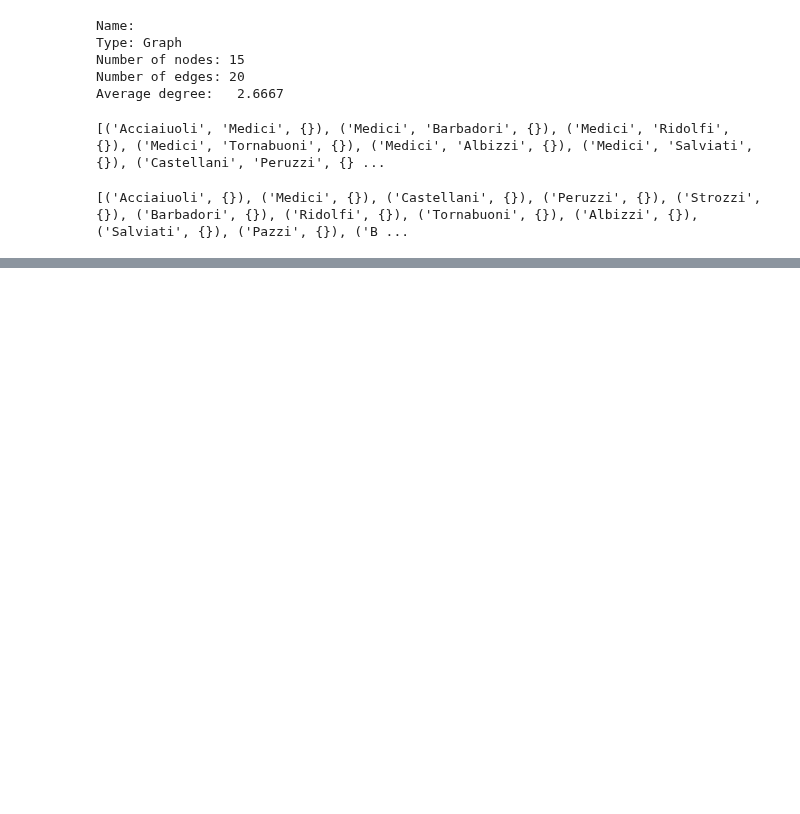
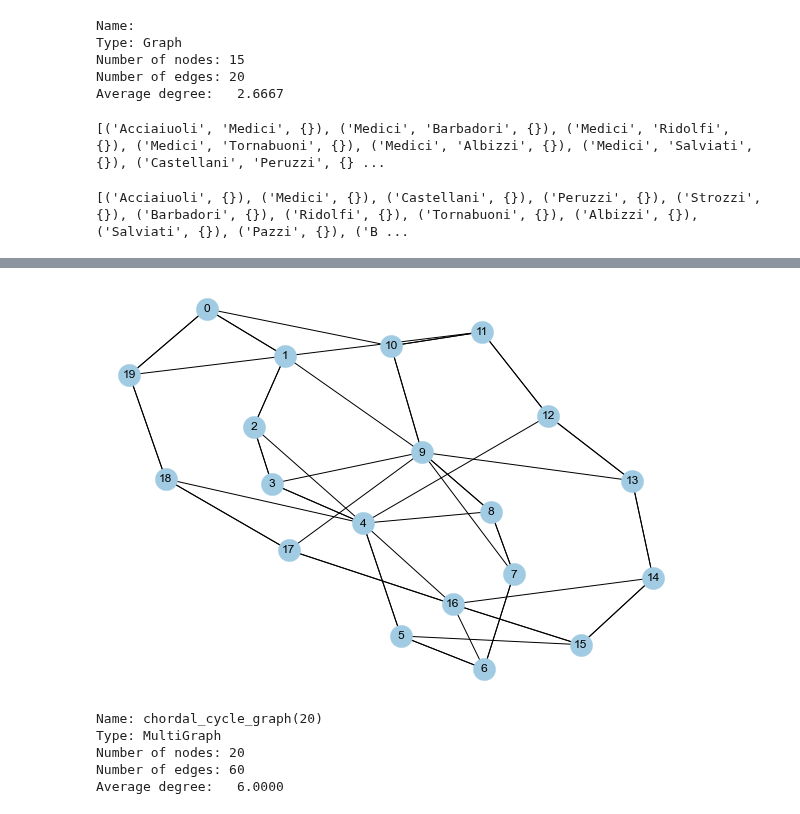
Before and after one commit to JayantGoel001/GraphsAndSocialNetworkAnalytics, a Jupyter notebook: Some Famous Graph.ipynb, the cells around one changed output, grey strips where cells are left out. Saved outputs shown, nothing was run; the diff lists cells and outputs as text; code cells hidden in the pictures; blank space fills up the shorter version.

```diff
--- a/Some Famous Graph.ipynb
+++ b/Some Famous Graph.ipynb
@@ -79,0 +122,13 @@ print(f.nodes(data=True))
+# %%
+chordal = nx.chordal_cycle_graph(20,)
+nx.draw(chordal,node_color='#A0CBE2',node_size=500,with_labels=True)
+# %% [output]
+[figure, added]
+# %%
+print(nx.info(chordal))
+# %% [output]
+Name: chordal_cycle_graph(20)
+Type: MultiGraph
+Number of nodes: 20
+Number of edges: 60
+Average degree:   6.0000
```
Also changed, not shown: parts of 9 cells of this notebook.
